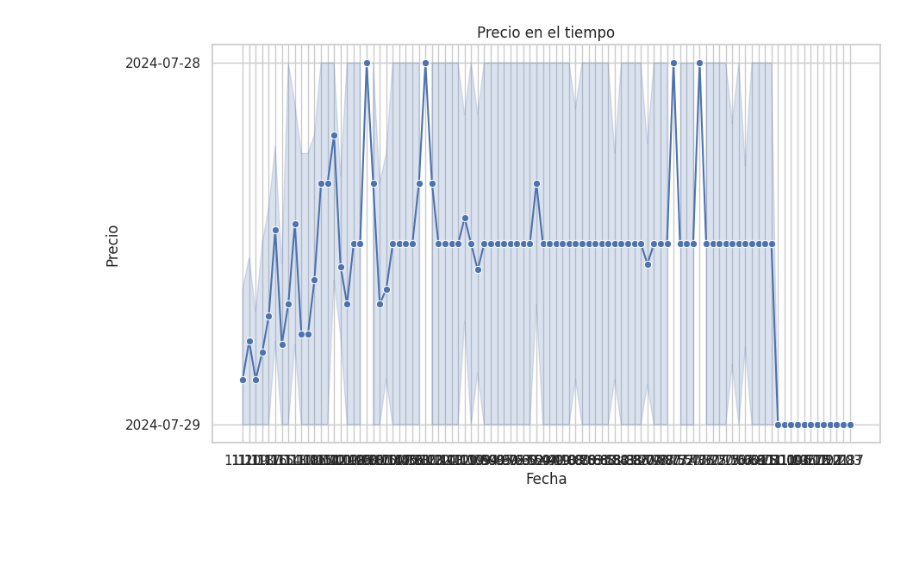
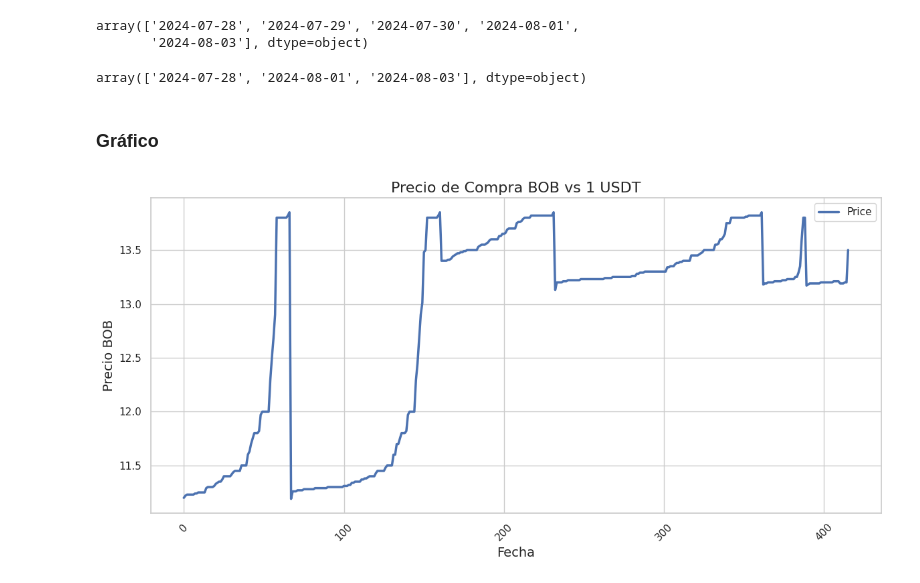
Before and after one commit to ivan23899/Binance, a Jupyter notebook: analisis.ipynb, the cells around one changed output. Saved outputs shown, nothing was run; the diff lists cells and outputs as text; code cells hidden in the pictures; blank space fills up the shorter version.

Commit message:
Modify save and generation data

```diff
--- a/analisis.ipynb
+++ b/analisis.ipynb
@@ -40,17 +20,47 @@ df
+# %%
+# Price P2P Buy
+collection_name = 'pricep2pbuy'
+df_pricep2pbuy = obtener_datos_de_mongodb(collection_name)
+df_pricep2pbuy['date'] = df_pricep2pbuy['date'].dt.strftime('%Y-%m-%d')
+df_pricep2pbuy['price'] = pd.to_numeric(df_pricep2pbuy['price'])
+
+# Price P2P Buy
+collection_name = 'pricep2psell'
+df_pricep2psell = obtener_datos_de_mongodb(collection_name)
+df_pricep2psell['date'] = df_pricep2psell['date'].dt.strftime('%Y-%m-%d')
+df_pricep2psell['price'] = pd.to_numeric(df_pricep2psell['price'])
+# %%
+df_pricep2psell['date'].unique()
+# %% [output]
+array(['2024-07-28', '2024-07-29', '2024-07-30', '2024-08-01',
+       '2024-08-03'], dtype=object)
+# %%
+df_pricep2pbuy['date'].unique()
+# %% [output]
+array(['2024-07-28', '2024-08-01', '2024-08-03'], dtype=object)
+# %% [markdown]
+### Gráfico
 # %%
-# Configurar el estilo de los gráficos de seaborn
-sns.set_theme(style='whitegrid')
+# Price P2P Buy
+import seaborn as sns
+import matplotlib.pyplot as plt
 
-# Crear el gráfico de líneas
-plt.figure(figsize=(10, 6))
-sns.lineplot(x=df['price'], y=df['date'], data=df, marker='o')
+# Configurar el estilo de seaborn
+sns.set_theme(style="whitegrid")
 
-# Configurar las etiquetas y el título del gráfico
-plt.title('Precio en el tiempo')
-plt.xlabel('Fecha')
-plt.ylabel('Precio')
+# Crear el gráfico con seaborn
+plt.figure(figsize=(12, 6))
+sns.lineplot(x=df_pricep2pbuy.index, y=df_pricep2pbuy['price'], label='Price', color='b', linewidth=2.5)
+
+# Personalizar el gráfico
+plt.title('Precio de Compra BOB vs 1 USDT', fontsize=16)
+plt.xlabel('Fecha', fontsize=14)
+plt.ylabel('Precio BOB', fontsize=14)
+plt.xticks(rotation=45)  # Rotar etiquetas del eje x si es necesario
+# plt.legend(title='Leyenda', title_fontsize='13', fontsize='11')
 
 # Mostrar el gráfico
+plt.tight_layout()
 plt.show()
 # %% [output]
-[figure, old version]
+[figure, new version]
```
Also changed, not shown: parts of 3 cells of this notebook, 3 other files.
